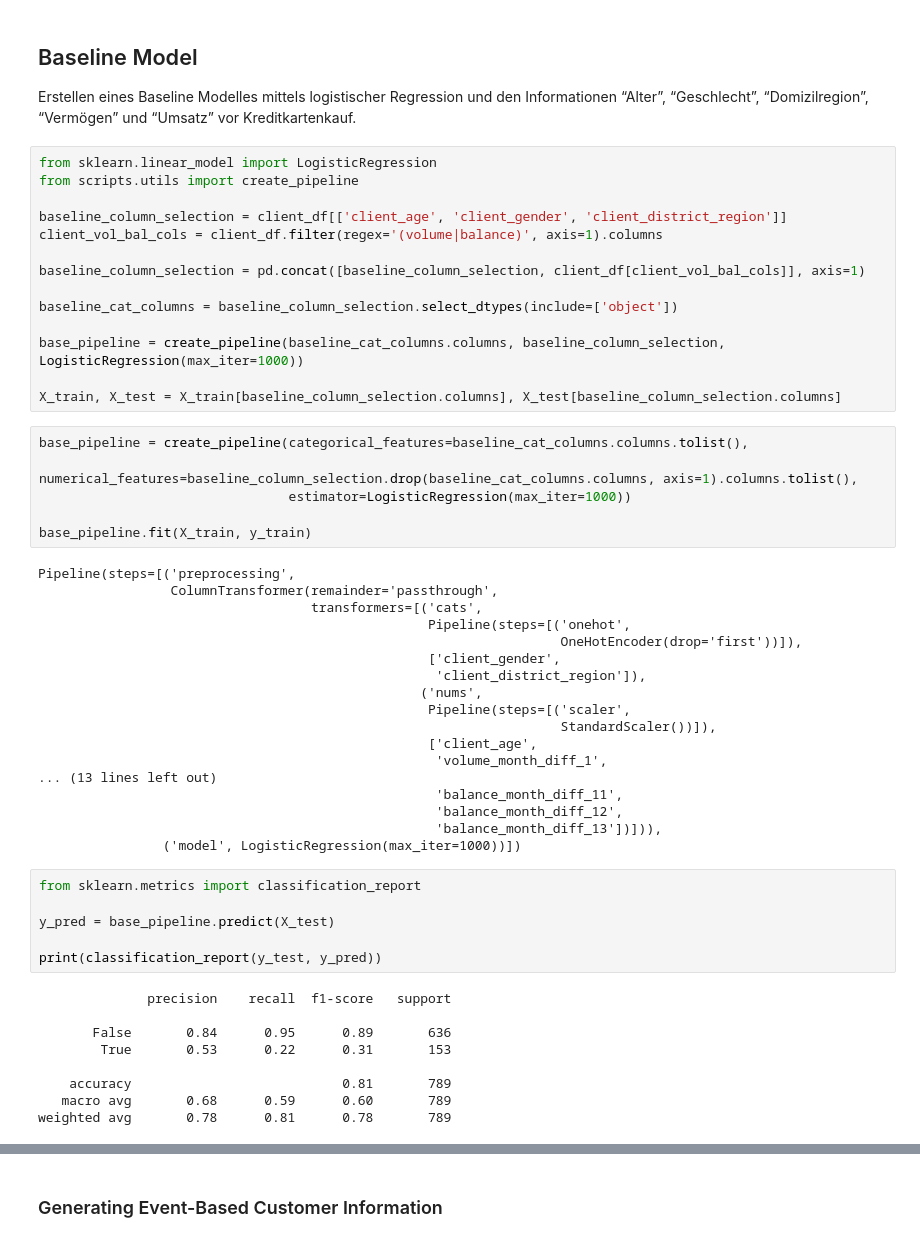
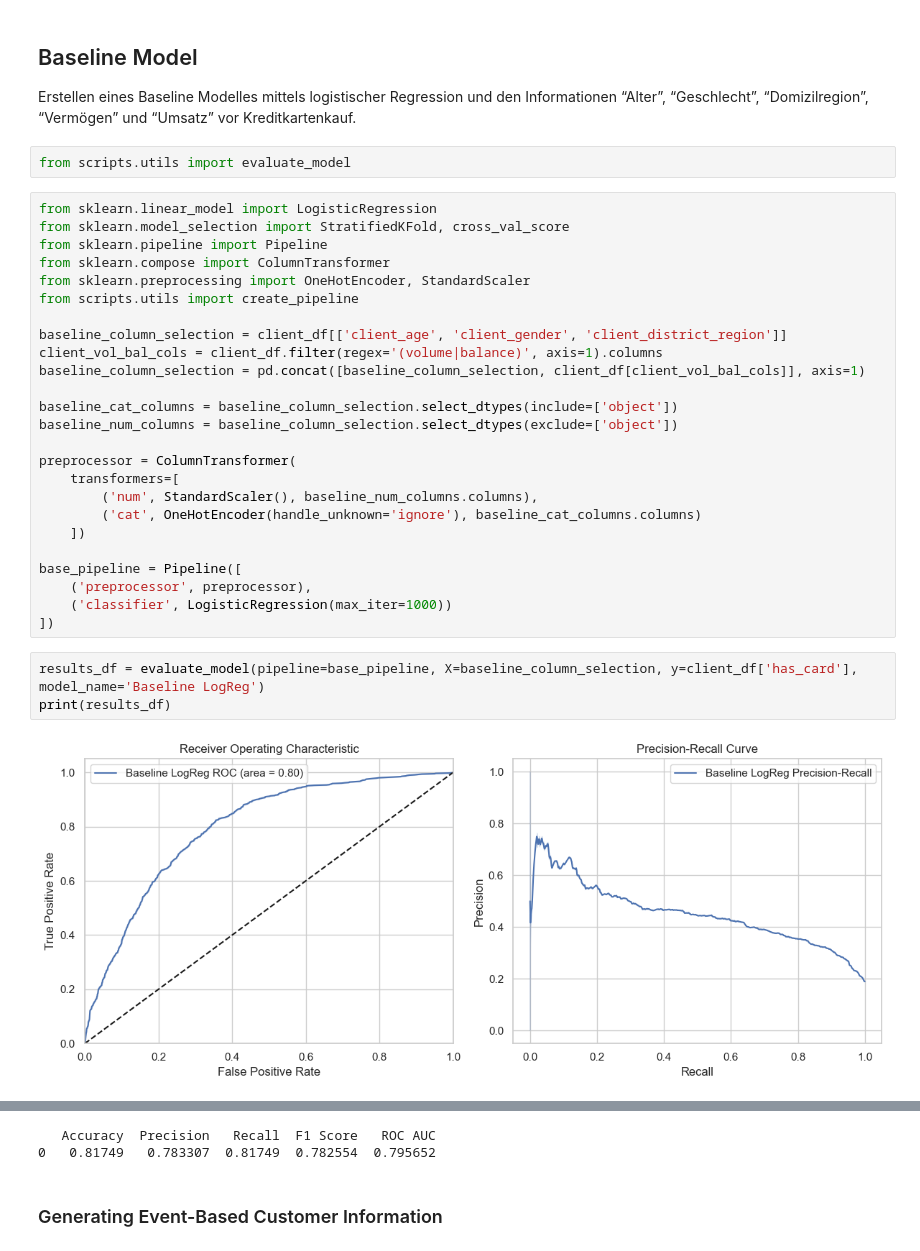
Before and after one commit to okaynils/fhnw-ds-aml, a Jupyter notebook: notebook.ipynb, the cells around one changed output, grey strips where cells are left out. Saved outputs shown, nothing was run; the diff lists cells and outputs as text.

```diff
--- a/notebook.ipynb
+++ b/notebook.ipynb
@@ -784,56 +784,35 @@ Name: proportion, dtype: float64
 ## Baseline Model
 Erstellen eines Baseline Modelles mittels logistischer Regression und den Informationen “Alter”,
 “Geschlecht”, “Domizilregion”, “Vermögen” und “Umsatz” vor Kreditkartenkauf.
+# %%
+from scripts.utils import evaluate_model
 # %%
 from sklearn.linear_model import LogisticRegression
+from sklearn.model_selection import StratifiedKFold, cross_val_score
+from sklearn.pipeline import Pipeline
+from sklearn.compose import ColumnTransformer
+from sklearn.preprocessing import OneHotEncoder, StandardScaler
 from scripts.utils import create_pipeline
 
 baseline_column_selection = client_df[['client_age', 'client_gender', 'client_district_region']]
 client_vol_bal_cols = client_df.filter(regex='(volume|balance)', axis=1).columns
-
 baseline_column_selection = pd.concat([baseline_column_selection, client_df[client_vol_bal_cols]], axis=1)
 
 baseline_cat_columns = baseline_column_selection.select_dtypes(include=['object'])
+baseline_num_columns = baseline_column_selection.select_dtypes(exclude=['object'])
 
-base_pipeline = create_pipeline(baseline_cat_columns.columns, baseline_column_selection, LogisticRegression(max_iter=1000))
+preprocessor = ColumnTransformer(
+    transformers=[
+        ('num', StandardScaler(), baseline_num_columns.columns),
+        ('cat', OneHotEncoder(handle_unknown='ignore'), baseline_cat_columns.columns)
+    ])
 
-X_train, X_test = X_train[baseline_column_selection.columns], X_test[baseline_column_selection.columns]
+base_pipeline = Pipeline([
+    ('preprocessor', preprocessor),
+    ('classifier', LogisticRegression(max_iter=1000))
+])
-# %%
-base_pipeline = create_pipeline(categorical_features=baseline_cat_columns.columns.tolist(),
-                                numerical_features=baseline_column_selection.drop(baseline_cat_columns.columns, axis=1).columns.tolist(),
-                                estimator=LogisticRegression(max_iter=1000))
-
-base_pipeline.fit(X_train, y_train)
-# %% [output]
-Pipeline(steps=[('preprocessing',
-                 ColumnTransformer(remainder='passthrough',
-                                   transformers=[('cats',
-                                                  Pipeline(steps=[('onehot',
-                                                                   OneHotEncoder(drop='first'))]),
-                                                  ['client_gender',
-                                                   'client_district_region']),
-                                                 ('nums',
-                                                  Pipeline(steps=[('scaler',
-                                                                   StandardScaler())]),
-                                                  ['client_age',
-                                                   'volume_month_diff_1',
-... (13 lines left out)
-                                                   'balance_month_diff_11',
-                                                   'balance_month_diff_12',
-                                                   'balance_month_diff_13'])])),
-                ('model', LogisticRegression(max_iter=1000))])
-# %%
-from sklearn.metrics import classification_report
-
-y_pred = base_pipeline.predict(X_test)
-
-print(classification_report(y_test, y_pred))
-# %% [output]
-              precision    recall  f1-score   support
-
-       False       0.84      0.95      0.89       636
-        True       0.53      0.22      0.31       153
-
-    accuracy                           0.81       789
-   macro avg       0.68      0.59      0.60       789
-weighted avg       0.78      0.81      0.78       789
+# %%
+results_df = evaluate_model(pipeline=base_pipeline, X=baseline_column_selection, y=client_df['has_card'], model_name='Baseline LogReg')
+print(results_df)
+# %% [output]
+[figure, added]
@@ -840,3 +820,5 @@ weighted avg       0.78      0.81      0.78       789
+   Accuracy  Precision   Recall  F1 Score   ROC AUC
+0   0.81749   0.783307  0.81749  0.782554  0.795652
 # %% [markdown]
 ### Generating Event-Based Customer Information
 # %% [markdown]
```
Also changed, not shown: parts of 11 cells of this notebook, 2 other files.
